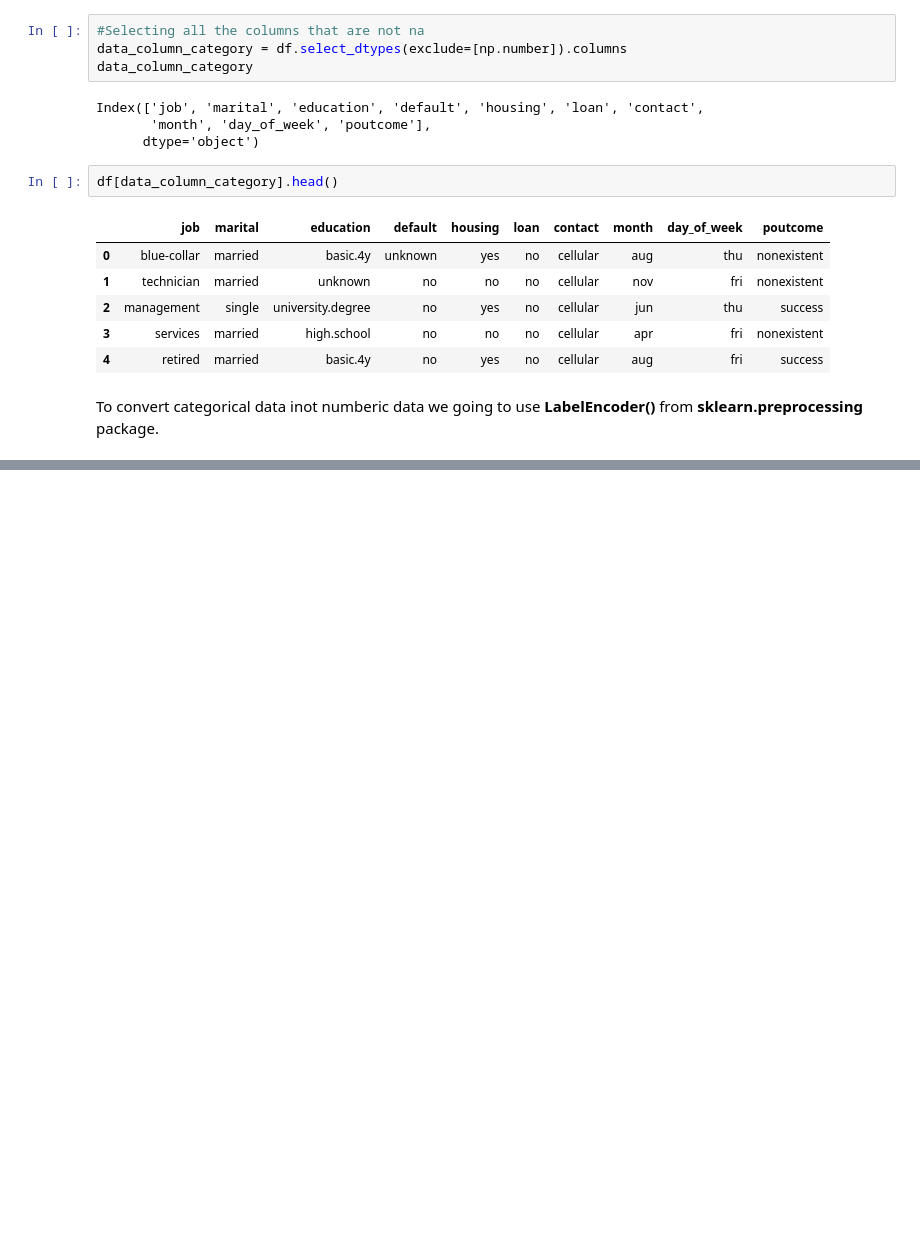
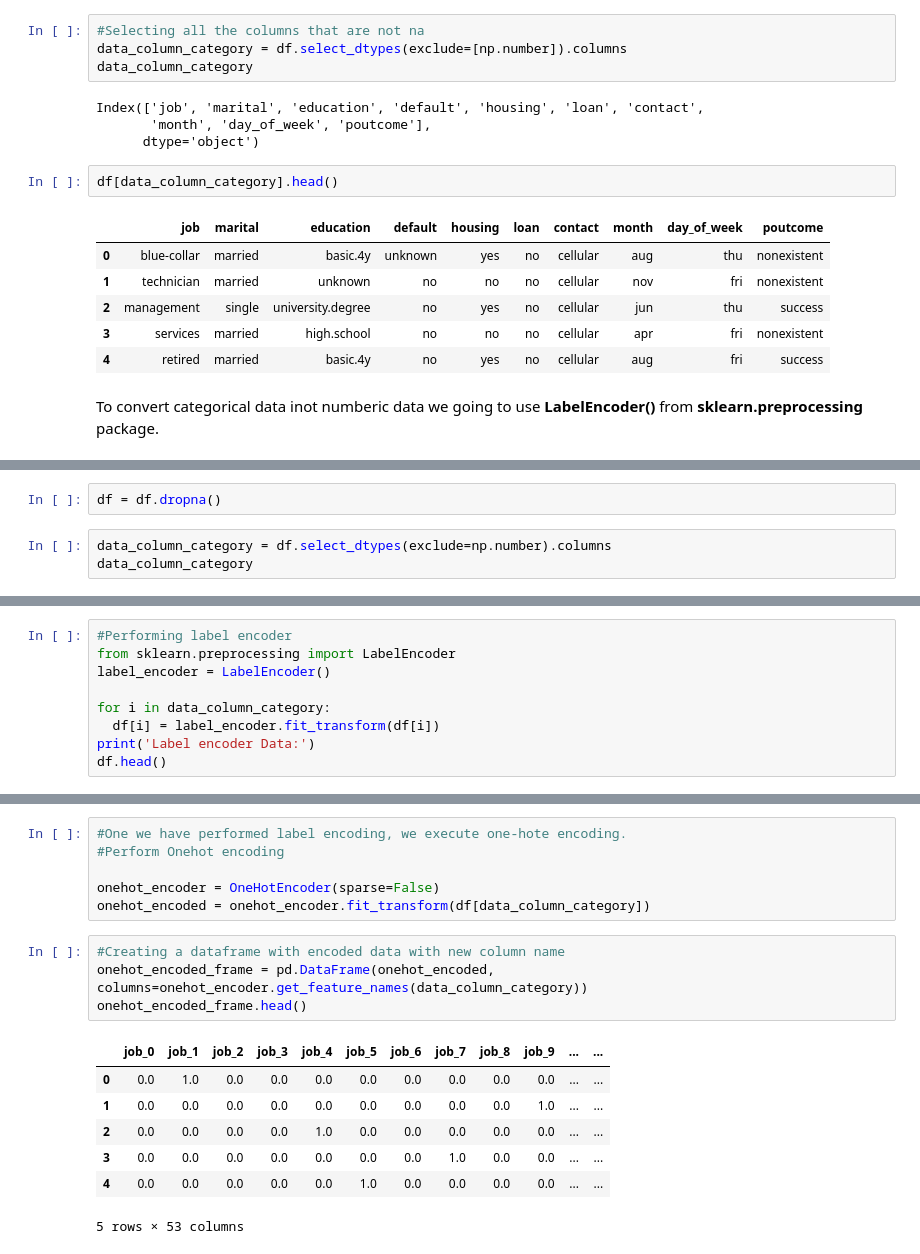
Before and after one commit to jafetpintle/DataManipulation, a Jupyter notebook: Capitulo_1_Datos.ipynb, the cells around one changed output, grey strips where cells are left out. Saved outputs shown, nothing was run; the diff lists cells and outputs as text; blank space fills up the shorter version.

```diff
--- a/Capitulo_1_Datos.ipynb
+++ b/Capitulo_1_Datos.ipynb
@@ -515,0 +554,5 @@ from sklearn.preprocessing import LabelEncoder
+# %%
+df = df.dropna()
+# %%
+data_column_category = df.select_dtypes(exclude=np.number).columns
+data_column_category
@@ -515,0 +572,9 @@ from sklearn.preprocessing import LabelEncoder
+# %%
+#Performing label encoder
+from sklearn.preprocessing import LabelEncoder
+label_encoder = LabelEncoder()
+
+for i in data_column_category:
+  df[i] = label_encoder.fit_transform(df[i])
+print('Label encoder Data:')
+df.head()
@@ -515,0 +590,18 @@ from sklearn.preprocessing import LabelEncoder
+# %%
+#One we have performed label encoding, we execute one-hote encoding.
+#Perform Onehot encoding
+
+onehot_encoder = OneHotEncoder(sparse=False)
+onehot_encoded = onehot_encoder.fit_transform(df[data_column_category])
+# %%
+#Creating a dataframe with encoded data with new column name
+onehot_encoded_frame = pd.DataFrame(onehot_encoded, columns=onehot_encoder.get_feature_names(data_column_category))
+onehot_encoded_frame.head()
+# %% [output]
+|  | job_0 | job_1 | job_2 | job_3 | job_4 | job_5 | job_6 | job_7 | job_8 | job_9 | ... | ... |
+| 0 | 0.0 | 1.0 | 0.0 | 0.0 | 0.0 | 0.0 | 0.0 | 0.0 | 0.0 | 0.0 | ... | ... |
+| 1 | 0.0 | 0.0 | 0.0 | 0.0 | 0.0 | 0.0 | 0.0 | 0.0 | 0.0 | 1.0 | ... | ... |
+| 2 | 0.0 | 0.0 | 0.0 | 0.0 | 1.0 | 0.0 | 0.0 | 0.0 | 0.0 | 0.0 | ... | ... |
+| 3 | 0.0 | 0.0 | 0.0 | 0.0 | 0.0 | 0.0 | 0.0 | 1.0 | 0.0 | 0.0 | ... | ... |
+| 4 | 0.0 | 0.0 | 0.0 | 0.0 | 0.0 | 1.0 | 0.0 | 0.0 | 0.0 | 0.0 | ... | ... |
+5 rows × 53 columns
```
Also changed, not shown: parts of 7 cells of this notebook.
